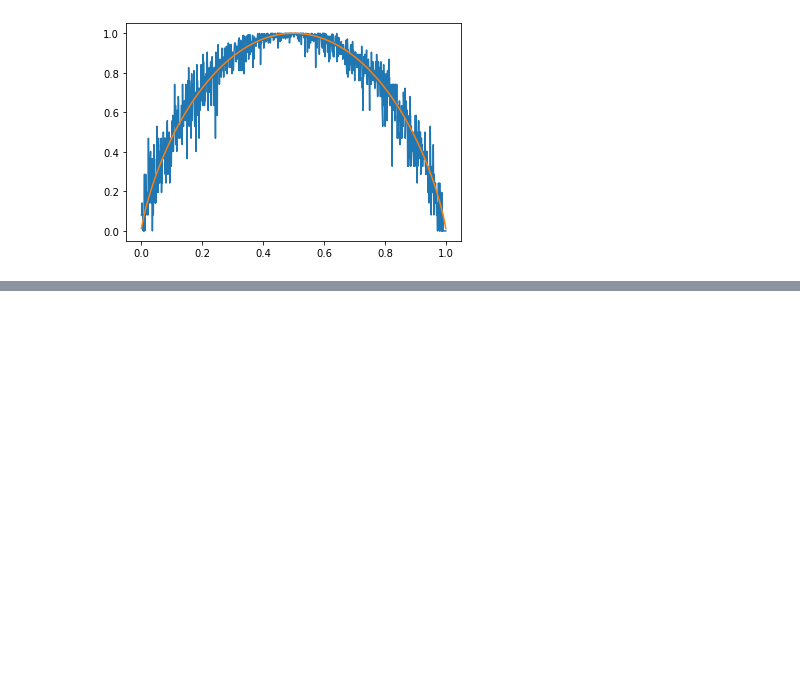
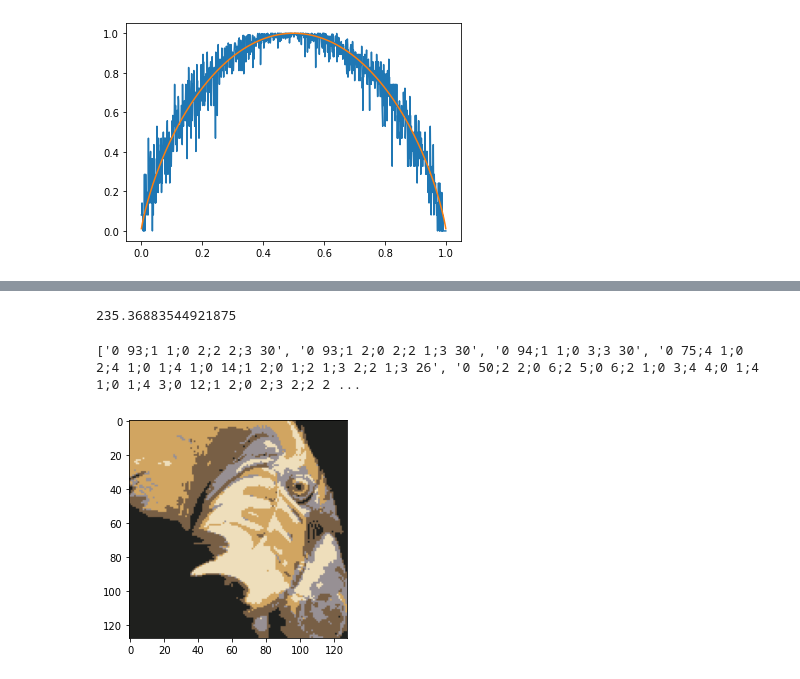
Before and after one commit to ValentinSre/TP, a Jupyter notebook: TCI/[TCI] TP.ipynb, the cells around one changed output, grey strips where cells are left out. Cells and saved outputs as stored; diff of their text form; code cells hidden in the pictures; blank space fills up the shorter version.

```diff
--- a/TCI/[TCI] TP.ipynb
+++ b/TCI/[TCI] TP.ipynb
@@ -279,0 +168,31 @@ dessinerImg(img2)
+# %%
+import numpy as np
+import matplotlib.pyplot as plt
+import cv2
+
+def kMeansAlgo(k):
+    image = cv2.imread('ex9Data/bird_small.tiff')
+    image = cv2.cvtColor(image, cv2.COLOR_BGR2RGB)
+    criteria = (cv2.TERM_CRITERIA_EPS + cv2.TERM_CRITERIA_MAX_ITER, 100, 0.85)
+    pixel_vals = image.reshape((-1,3))
+    pixel_vals = np.float32(pixel_vals)
+    retval, labels, centers = cv2.kmeans(pixel_vals, k, None, criteria, 10, cv2.KMEANS_RANDOM_CENTERS)
+    centers = np.uint8(centers)
+    segmented_data = centers[labels.flatten()]
+    segmented_image = segmented_data.reshape((image.shape))
+    return (image, segmented_image)
+
+def dessinerImg(img):
+    plt.imshow(img)
+
+def D(k):
+    (img, imgseg) = kMeansAlgo(k)
+    squared_diff = (img - imgseg) ** 2
+    summed = np.sum(squared_diff)
+    num_pix = img.shape[0] * img.shape[1] #img1 and 2 should have same shape
+    err = summed / num_pix
+    return err
+
+D(8)
+# %% [output]
+235.36883544921875
@@ -279,0 +263,35 @@ dessinerImg(img2)
+# %%
+def codingRateRLE(k):
+    (img, imgData) = kMeansAlgo(k)
+    res, codebook, index = [], {}, 0
+    for i in range(len(imgData)): # on parcourt toutes les lignes de l'image
+        colorActual = imgData[i][0] # on initialise la première couleur
+        string_row = "" # chaîne représentant la ligne en cours d'étude
+        nombrePixel = 0 # nombre de pixels de cette couleur
+        for j in range(len(imgData[0])): # on parcourt une ligne de l'image
+            if (imgData[i][j] == colorActual).all() : # si la couleur du pixel étudié est identique à la précédente
+                nombrePixel += 1 # on augmente
+            else : # sinon (si la couleur est différente)
+                if nombrePixel != 0 : # si le nombre de pixel est non nul
+                    (codeIn, codebook, index) = miseEnDico(codebook, colorActual, index)
+                    string = str(codeIn) + " " + str(nombrePixel) + ";"
+                    string_row += string
+                nombrePixel = 1
+                colorActual = imgData[i][j]
+                codeIn = codebook.get(colorToKey(list(colorActual)))
+        colorActual = imgData[i][j]
+        (codeIn, codebook, index) = miseEnDico(codebook, colorActual, index)
+        string = str(codeIn) + " " + str(nombrePixel)
+        string_row += string
+        res.append(string_row)
+        nombrePixel = 0
+    return res, codebook
+# %%
+(result, cb) = codingRateRLE(5)
+print(result[0:10],cb)
+(im1, im2)=kMeansAlgo(5)
+img = reconstructionImage(result, cb)
+dessinerImg(img)
+# %% [output]
+['0 93;1 1;0 2;2 2;3 30', '0 93;1 2;0 2;2 1;3 30', '0 94;1 1;0 3;3 30', '0 75;4 1;0 2;4 1;0 1;4 1;0 14;1 2;0 1;2 1;3 2;2 1;3 26', '0 50;2 2;0 6;2 5;0 6;2 1;0 3;4 4;0 1;4 1;0 1;4 3;0 12;1 2;0 2;3 2;2 2 ...
+[figure, added]
```
Also changed, not shown: parts of 16 cells of this notebook.
